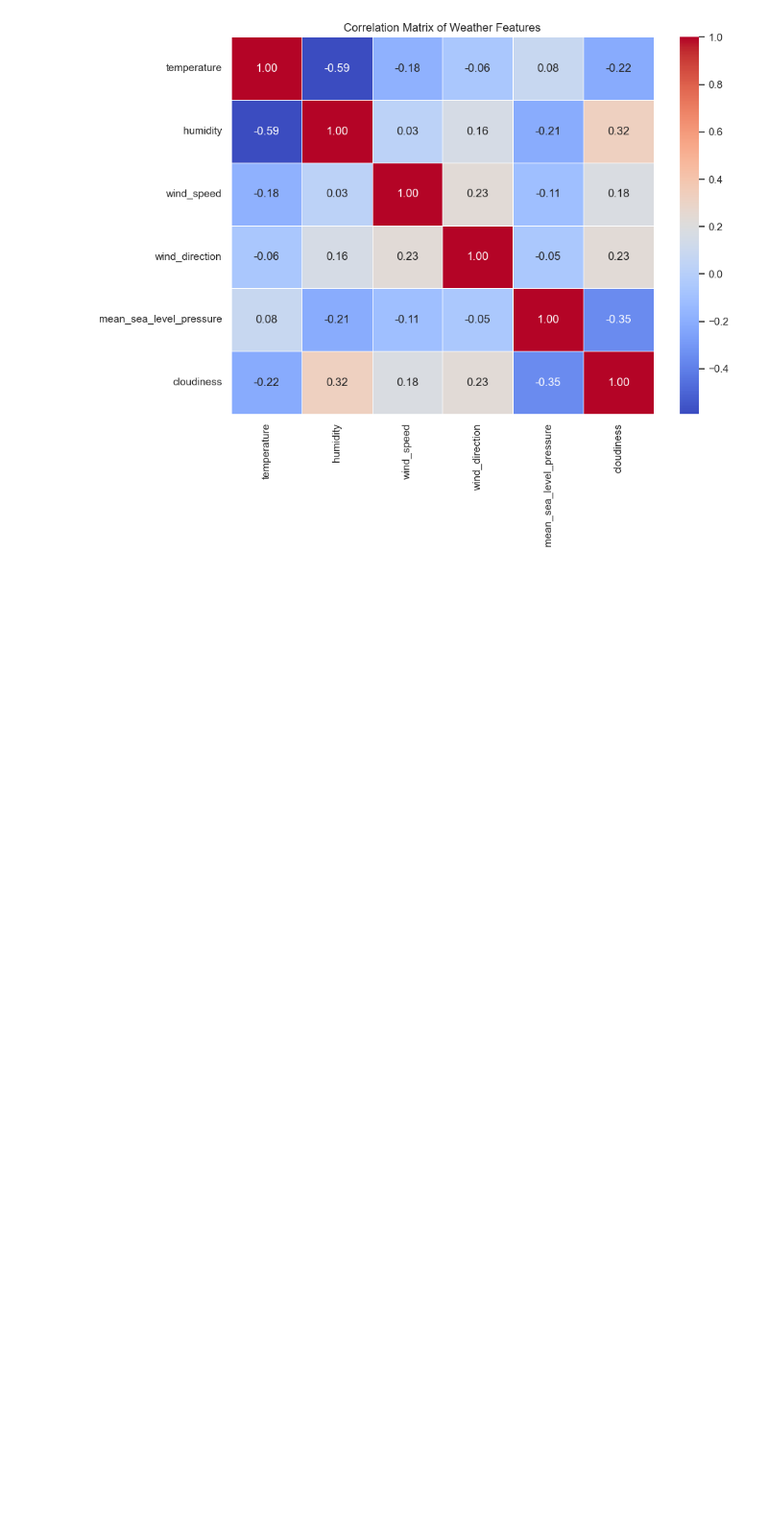
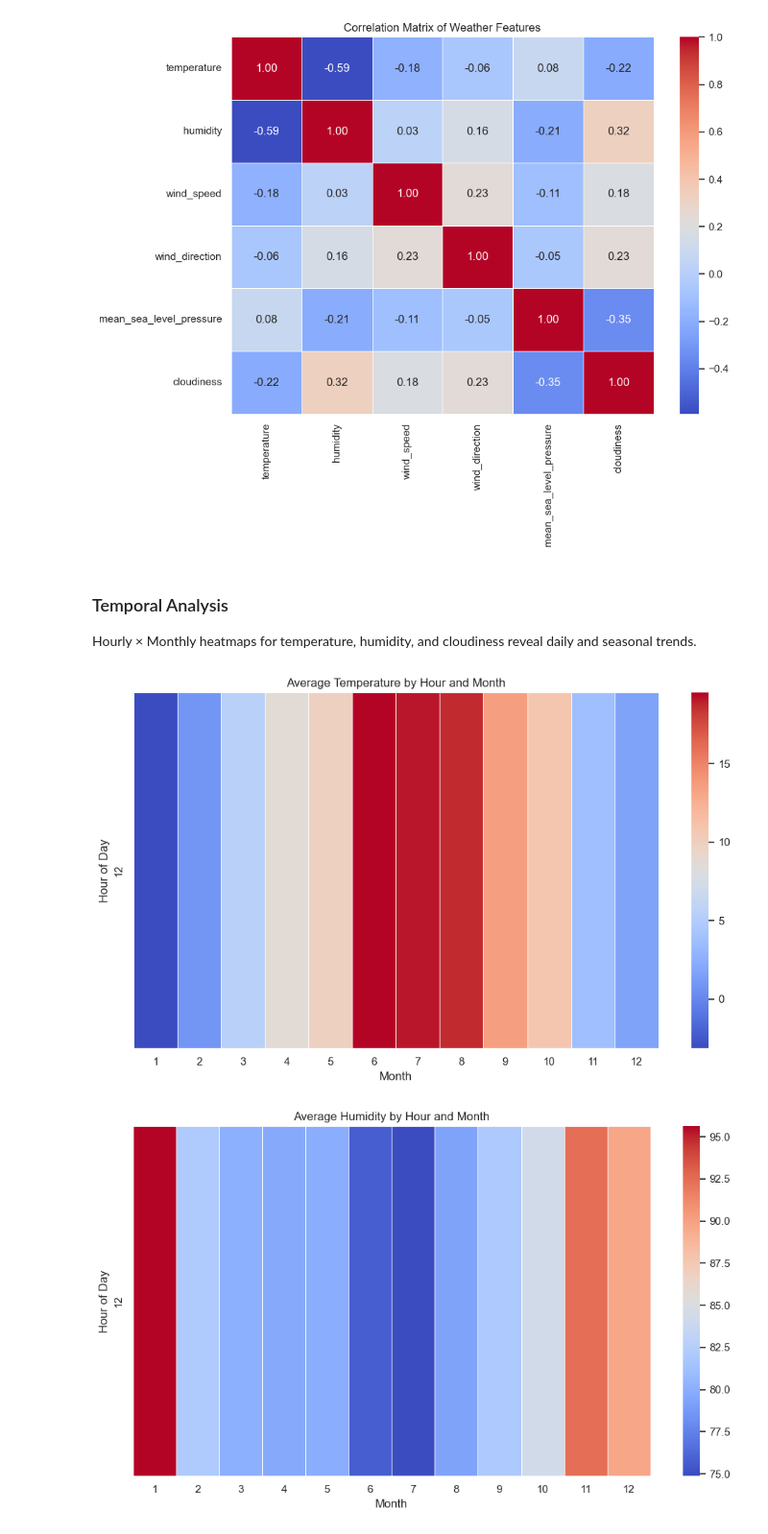
Before and after one commit to Davjes15/solar_forecasting, a Jupyter notebook: notebooks/weather_data_exploration.ipynb, the cells around one changed output. Shown at 96% size. Cells and saved outputs as stored; diff of their text form; code cells hidden in the pictures; blank space fills up the shorter version.

Commit message:
weather data exploration

```diff
--- a/notebooks/weather_data_exploration.ipynb
+++ b/notebooks/weather_data_exploration.ipynb
@@ -151,3 +153,25 @@ if len(numeric_cols) > 1:
     plt.show()
 # %% [output]
 [figure]
+# %% [markdown]
+### Temporal Analysis
+Hourly × Monthly heatmaps for temperature, humidity, and cloudiness reveal daily and seasonal trends.
+# %%
+# Extract hour and month from datetime
+df_weather["hour"] = df_weather["datetime"].dt.hour
+df_weather["month"] = df_weather["datetime"].dt.month
+
+# Generate heatmaps for features by hour and month
+for col in ["temperature", "humidity", "cloudiness"]:
+    if col in df_weather.columns:
+        pivot = df_weather.pivot_table(index="hour", columns="month", values=col, aggfunc="mean")
+        plt.figure(figsize=(10, 6))
+        sns.heatmap(pivot, cmap="coolwarm", annot=False, linewidths=0.5)
+        plt.title(f"Average {col.capitalize()} by Hour and Month")
+        plt.xlabel("Month")
+        plt.ylabel("Hour of Day")
+        plt.tight_layout()
+        plt.show()
+# %% [output]
+[figure, added]
+[figure, added]
```
Also changed, not shown: parts of 16 cells of this notebook.
